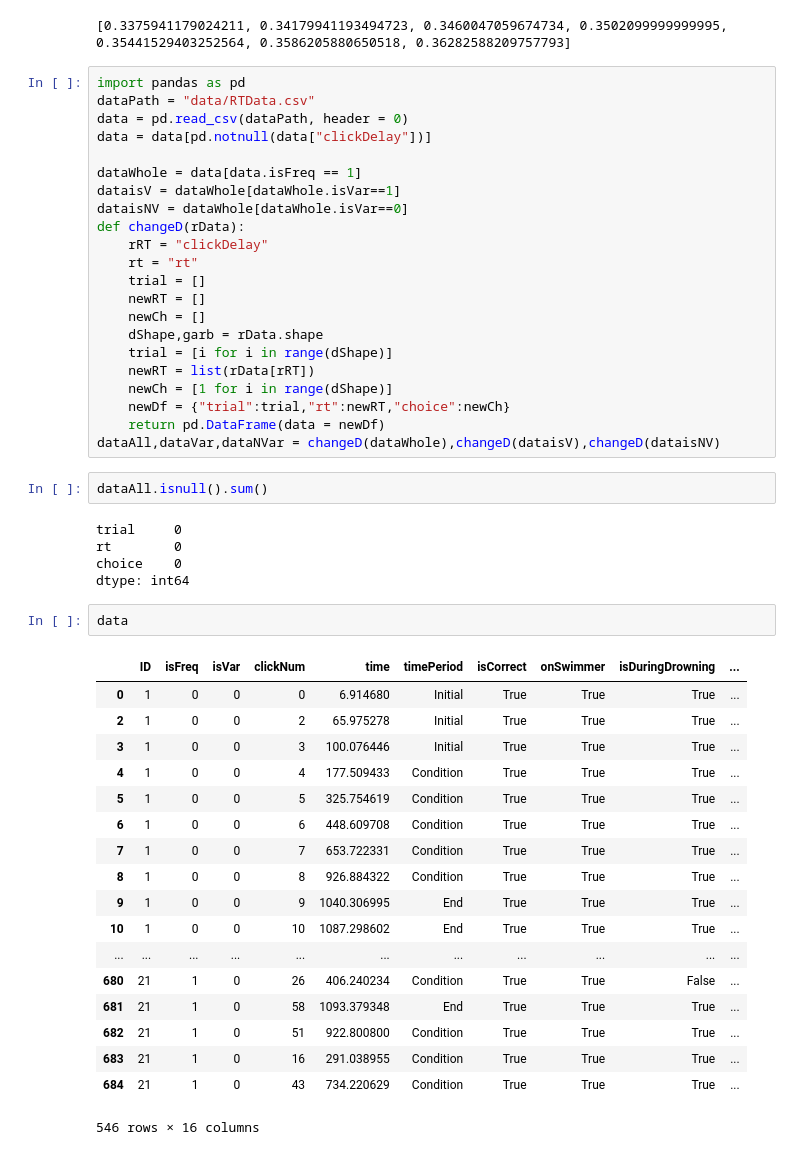
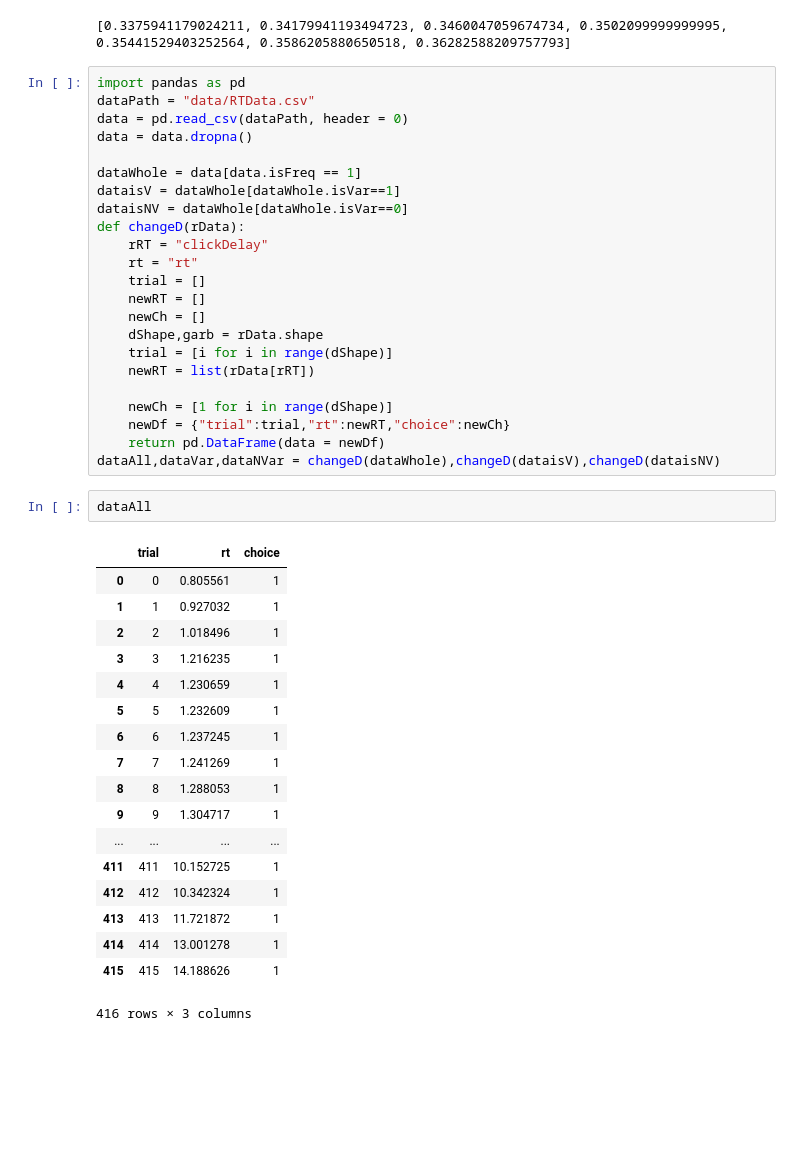
Before and after one commit to WilliXL/AdaptiveDecisionMaking_2018, a Jupyter notebook: notebooks/Final.ipynb, the cells around one changed output. Saved outputs shown, nothing was run; the diff lists cells and outputs as text; blank space fills up the shorter version.

Commit message:
corrected rdata2

```diff
--- a/notebooks/Final.ipynb
+++ b/notebooks/Final.ipynb
@@ -430,7 +431,7 @@ print(testB)
 import pandas as pd
 dataPath = "data/RTData.csv"
 data = pd.read_csv(dataPath, header = 0)
-data = data[pd.notnull(data["clickDelay"])]
+data = data.dropna()
 
 dataWhole = data[data.isFreq == 1]
 dataisV = dataWhole[dataWhole.isVar==1]
@@ -444,35 +445,29 @@ def changeD(rData):
     dShape,garb = rData.shape
     trial = [i for i in range(dShape)]
     newRT = list(rData[rRT])
+
     newCh = [1 for i in range(dShape)]
     newDf = {"trial":trial,"rt":newRT,"choice":newCh}
     return pd.DataFrame(data = newDf)
 dataAll,dataVar,dataNVar = changeD(dataWhole),changeD(dataisV),changeD(dataisNV)
 # %%
-dataAll.isnull().sum()
+dataAll
 # %% [output]
+|  | trial | rt | choice |
+| 0 | 0 | 0.805561 | 1 |
+| 1 | 1 | 0.927032 | 1 |
+| 2 | 2 | 1.018496 | 1 |
+| 3 | 3 | 1.216235 | 1 |
+| 4 | 4 | 1.230659 | 1 |
+| 5 | 5 | 1.232609 | 1 |
+| 6 | 6 | 1.237245 | 1 |
+| 7 | 7 | 1.241269 | 1 |
+| 8 | 8 | 1.288053 | 1 |
+| 9 | 9 | 1.304717 | 1 |
+| ... | ... | ... | ... |
+| 411 | 411 | 10.152725 | 1 |
+| 412 | 412 | 10.342324 | 1 |
+| 413 | 413 | 11.721872 | 1 |
+| 414 | 414 | 13.001278 | 1 |
+| 415 | 415 | 14.188626 | 1 |
-trial     0
-rt        0
-choice    0
-dtype: int64
+416 rows × 3 columns
-# %%
-data
-# %% [output]
-|  | ID | isFreq | isVar | clickNum | time | timePeriod | isCorrect | onSwimmer | isDuringDrowning | ... |
-| 0 | 1 | 0 | 0 | 0 | 6.914680 | Initial | True | True | True | ... |
-| 2 | 1 | 0 | 0 | 2 | 65.975278 | Initial | True | True | True | ... |
-| 3 | 1 | 0 | 0 | 3 | 100.076446 | Initial | True | True | True | ... |
-| 4 | 1 | 0 | 0 | 4 | 177.509433 | Condition | True | True | True | ... |
-| 5 | 1 | 0 | 0 | 5 | 325.754619 | Condition | True | True | True | ... |
-| 6 | 1 | 0 | 0 | 6 | 448.609708 | Condition | True | True | True | ... |
-| 7 | 1 | 0 | 0 | 7 | 653.722331 | Condition | True | True | True | ... |
-| 8 | 1 | 0 | 0 | 8 | 926.884322 | Condition | True | True | True | ... |
-| 9 | 1 | 0 | 0 | 9 | 1040.306995 | End | True | True | True | ... |
-| 10 | 1 | 0 | 0 | 10 | 1087.298602 | End | True | True | True | ... |
-| ... | ... | ... | ... | ... | ... | ... | ... | ... | ... | ... |
-| 680 | 21 | 1 | 0 | 26 | 406.240234 | Condition | True | True | False | ... |
-| 681 | 21 | 1 | 0 | 58 | 1093.379348 | End | True | True | True | ... |
-| 682 | 21 | 1 | 0 | 51 | 922.800800 | Condition | True | True | True | ... |
-| 683 | 21 | 1 | 0 | 16 | 291.038955 | Condition | True | True | True | ... |
-| 684 | 21 | 1 | 0 | 43 | 734.220629 | Condition | True | True | True | ... |
-546 rows × 16 columns
```
Also changed, not shown: parts of 1 cell of this notebook.
